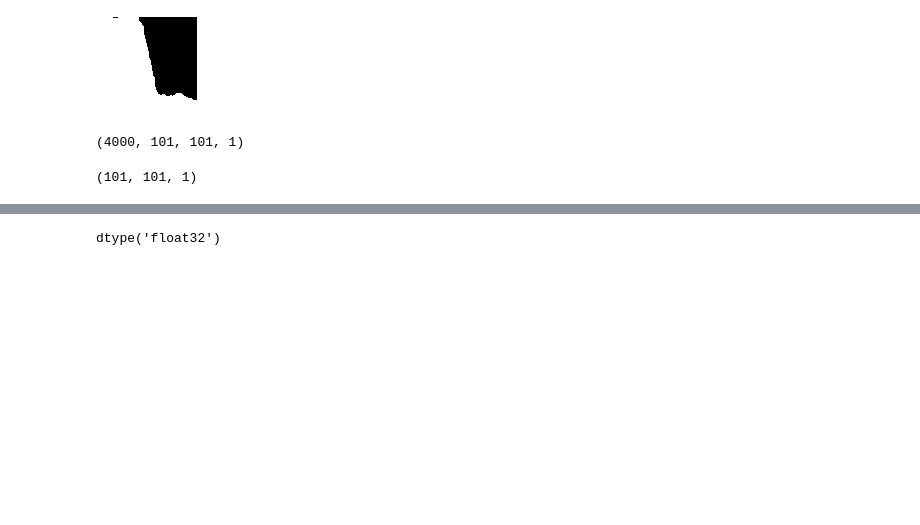
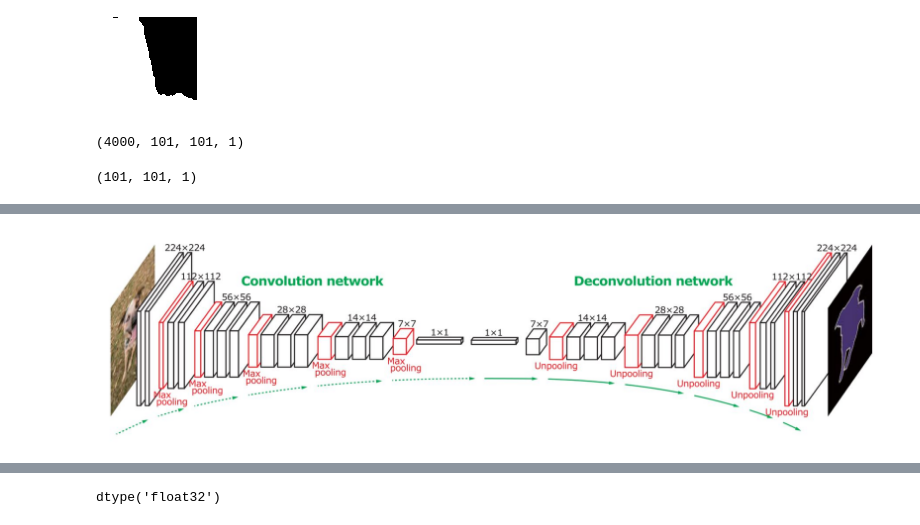
Before and after one commit to clach1225/Salt_Deposit_Identification, a Jupyter notebook: Image_Classification.ipynb, the cells around one changed output, grey strips where cells are left out. Saved outputs shown, nothing was run; the diff lists cells and outputs as text; code cells hidden in the pictures; blank space fills up the shorter version.

```diff
--- a/Image_Classification.ipynb
+++ b/Image_Classification.ipynb
@@ -220,6 +253,8 @@ cv2.destroyAllWindows()
 # %%
 from IPython.display import Image
-Image(filename=r"C:\Users\buckf\Documents\Practicum_2\Presentation_Photos\Network_Structure.JPG")
+Image(filename=r"C:\Users\buckf\Documents\Practicum_2\Data\Notebook_Photos\Capture.JPG")
+# %% [output]
+[figure, added]
 # %%
 num_pixels = X_train.shape[1] * X_train.shape[2]
 num_classes = y_val.shape[1]
```
Also changed, not shown: parts of 44 cells of this notebook, 6 other files.
